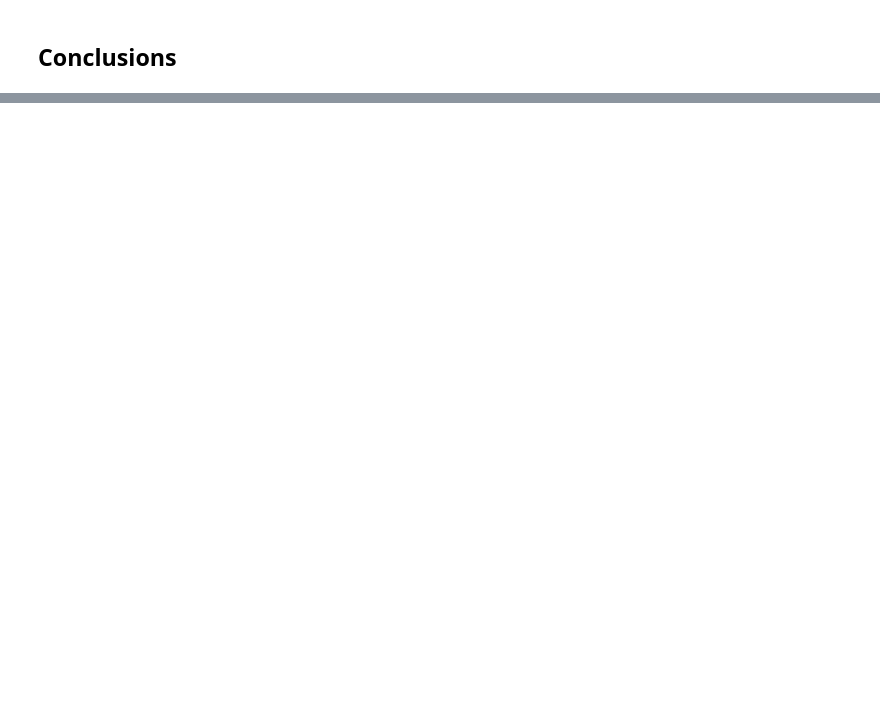
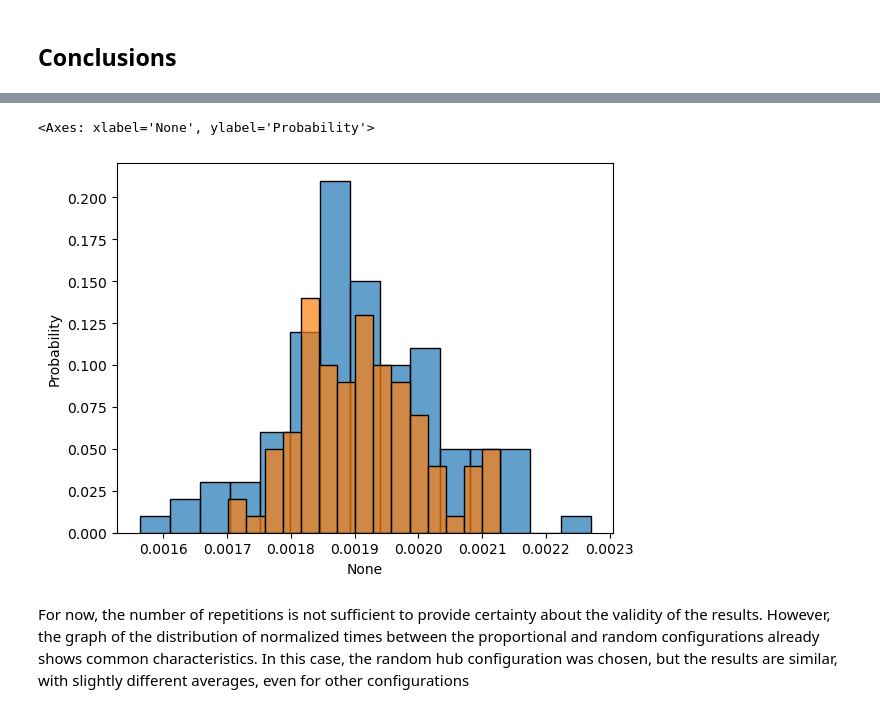
Before and after one commit to AndreaFrasson/Geospatial-Analitics, a Jupyter notebook: Project_12.ipynb, the cells around one changed output, grey strips where cells are left out. Cells and saved outputs as stored; diff of their text form; code cells hidden in the pictures; blank space fills up the shorter version.

Commit message:
conclusions and plots

```diff
--- a/Project_12.ipynb
+++ b/Project_12.ipynb
@@ -975,0 +989,12 @@ fig.show()
+# %%
+# I saved in the folder Results the values for one complete round of the simulations
+prop = pd.read_csv('Results/proportional_randHubs.csv')
+uni = pd.read_csv('Results/uniform_randHubs.csv')
+# %%
+sns.histplot(x=np.divide(prop['rt'], prop['lr']), bins=15, stat='probability', alpha=0.7)
+sns.histplot(x=np.divide(uni['rt'], uni['lr']), bins=15, stat='probability', alpha=0.7)
+# %% [output]
+<Axes: xlabel='None', ylabel='Probability'>
+[figure, added]
+# %% [markdown]
+For now, the number of repetitions is not sufficient to provide certainty about the validity of the results. However, the graph of the distribution of normalized times between the proportional and random configurations already shows common characteristics. In this case, the random hub configuration was chosen, but the results are similar, with slightly different averages, even for other configurations
```
Also changed, not shown: parts of 6 cells of this notebook, 4 other files.
